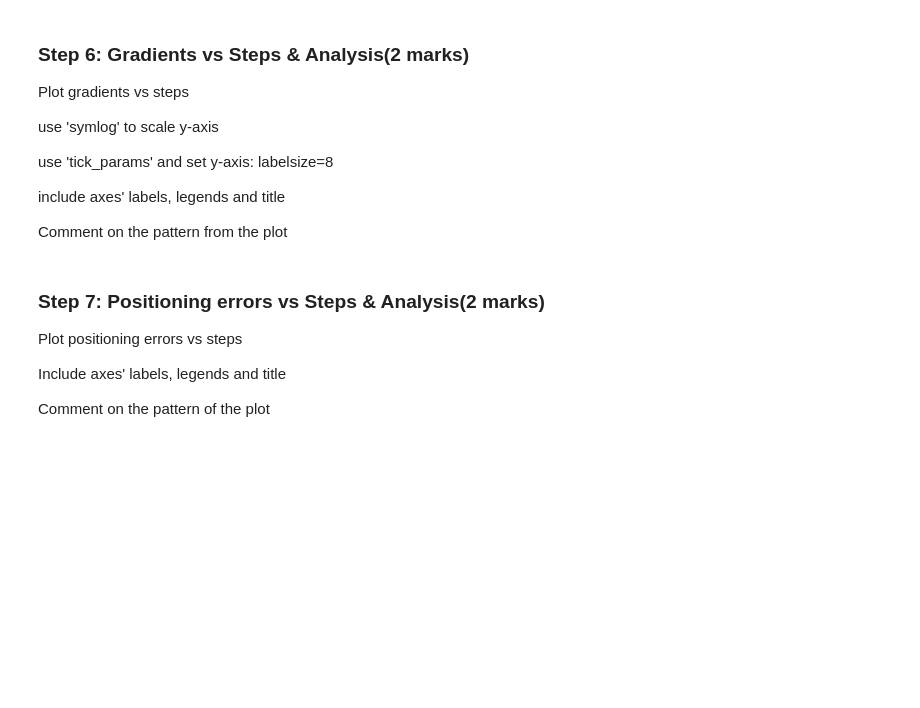
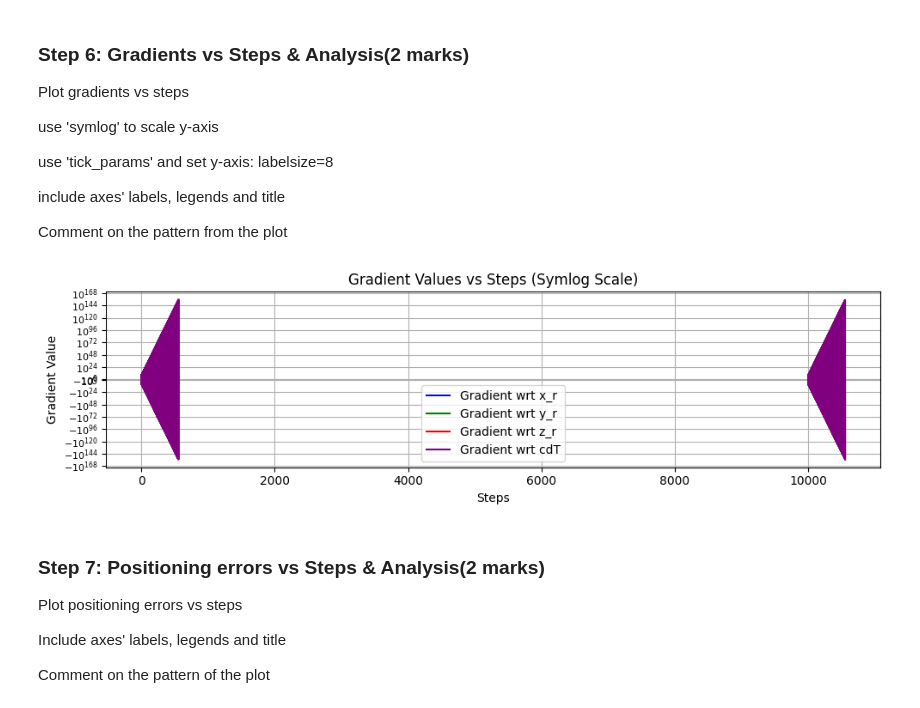
Before and after one commit to Tundebademosi/engg680_2024_fall, a Jupyter notebook: Lab Assignment 3/Gradient Descent & Logistic Regression.ipynb, the cells around one changed output. Saved outputs shown, nothing was run; the diff lists cells and outputs as text; code cells hidden in the pictures; blank space fills up the shorter version.

```diff
--- a/Lab Assignment 3/Gradient Descent & Logistic Regression.ipynb
+++ b/Lab Assignment 3/Gradient Descent & Logistic Regression.ipynb
@@ -255,0 +376,36 @@ plt.show()
+# %%
+# Initialize figure and axes
+fig , ax = plt.subplots(nrows=1,ncols=1, figsize=(10,3))
+# Convert arr_grad to a numpy array for easier plotting
+arr_grad = np.array(arr_grad)
+
+# Extract gradient components and steps
+grad_x, grad_y, grad_z, grad_cdT = arr_grad[:, 0], arr_grad[:, 1], arr_grad[:, 2], arr_grad[:, 3]
+steps = np.arange(len(arr_grad))
+
+# Plot each gradient component
+ax.plot(steps, grad_x, label='Gradient wrt x_r', color='b')
+ax.plot(steps, grad_y, label='Gradient wrt y_r', color='g')
+ax.plot(steps, grad_z, label='Gradient wrt z_r', color='r')
+ax.plot(steps, grad_cdT, label='Gradient wrt cdT', color='purple')
+
+# Set y-axis to symlog scale
+ax.set_yscale('symlog')
+
+# Customize y-axis tick labels
+ax.tick_params(axis='y', labelsize=8)
+
+# Add labels, title, legend, and grid
+ax.set_xlabel("Steps")
+ax.set_ylabel("Gradient Value")
+ax.set_title("Gradient Values vs Steps (Symlog Scale)")
+ax.legend()
+ax.grid(True)  # Add gridlines
+
+# Adjust layout for better spacing
+fig.tight_layout()
+
+# Show the plot
+plt.show()
+# %% [output]
+[figure, added]
```
Also changed, not shown: parts of 18 cells of this notebook.
